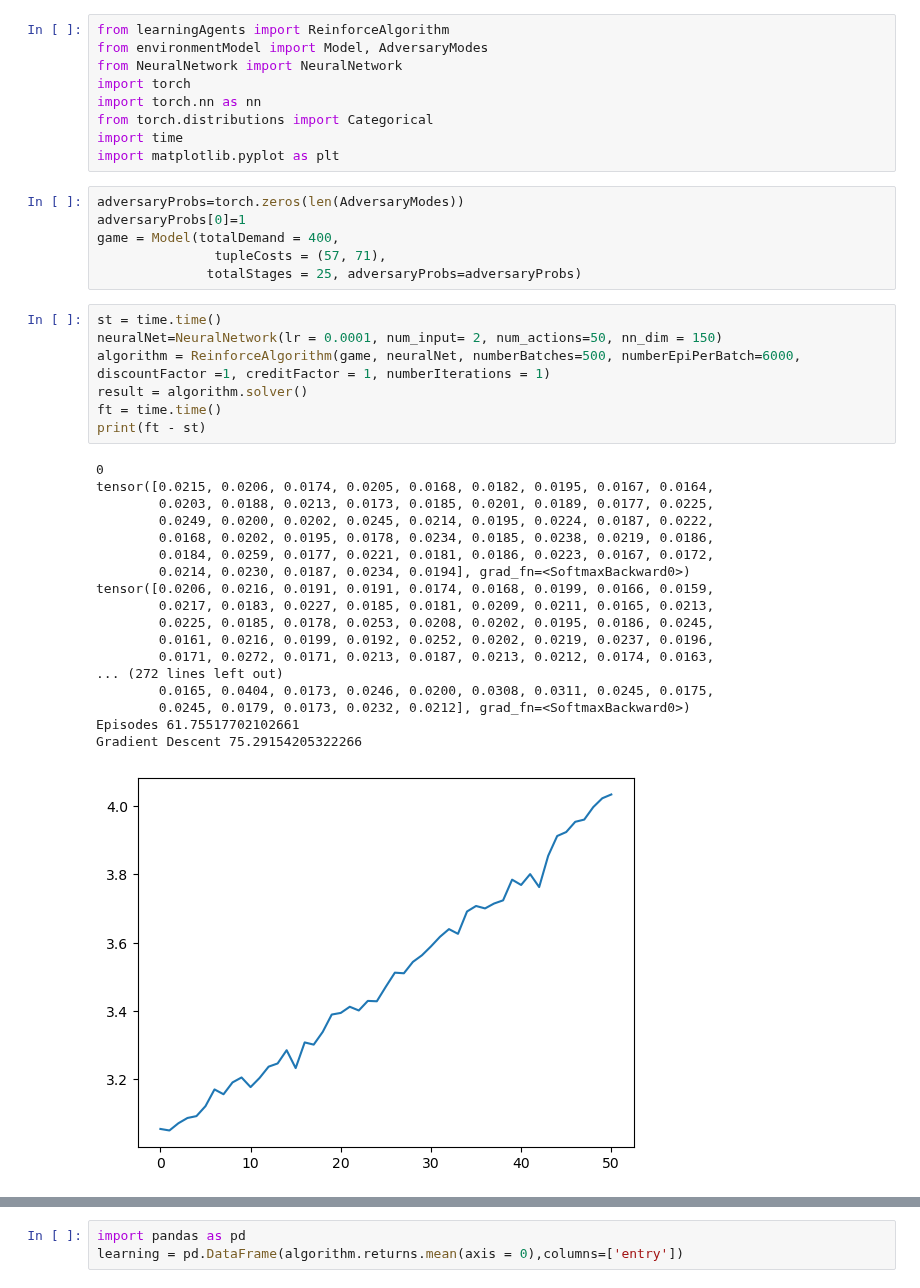
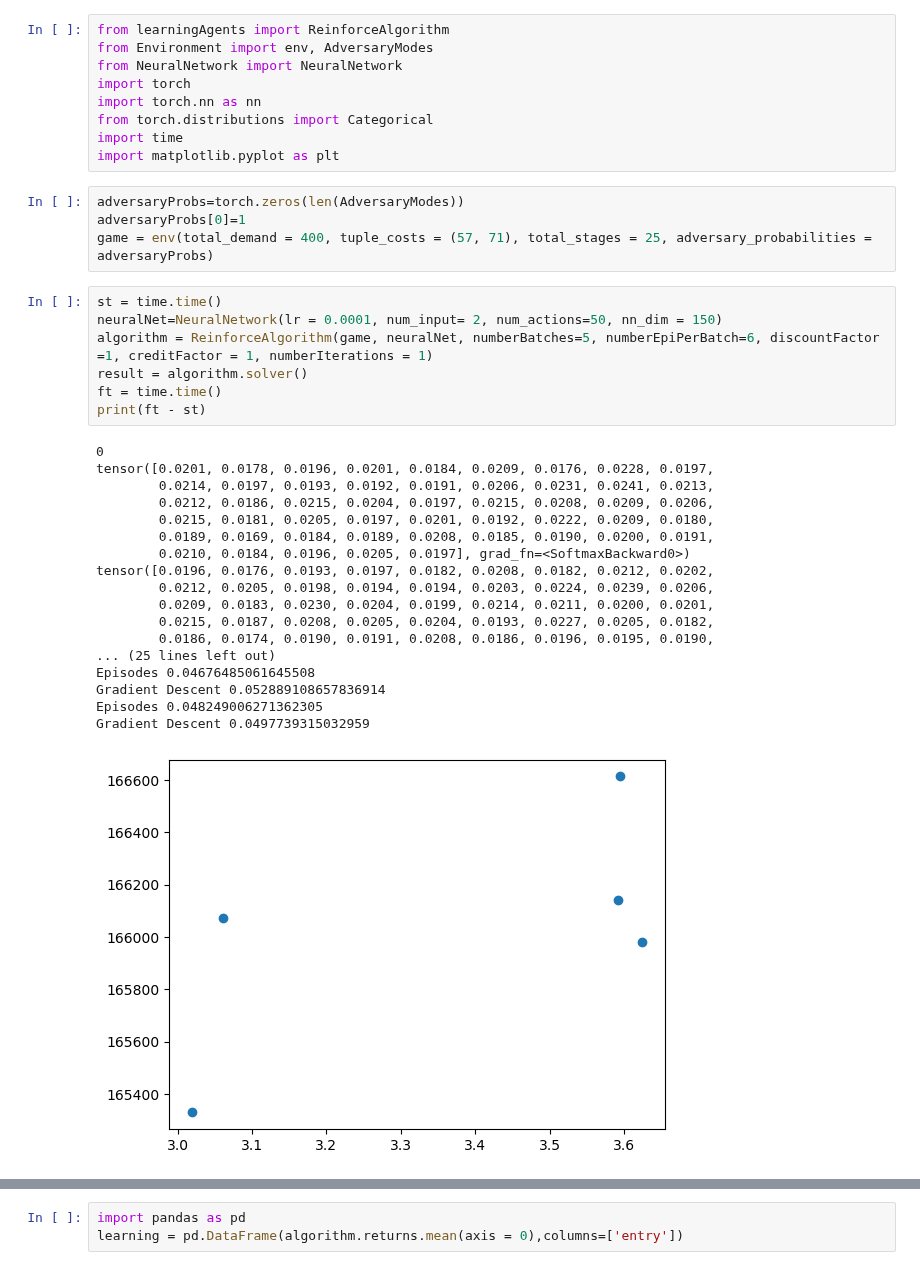
Before and after one commit to stengel/EquiLearn, a Jupyter notebook: learningAgents/src/LearningAgent_Simulations1.ipynb, the cells around one changed output, grey strips where cells are left out. Saved outputs shown, nothing was run; the diff lists cells and outputs as text.

```diff
--- a/learningAgents/src/LearningAgent_Simulations1.ipynb
+++ b/learningAgents/src/LearningAgent_Simulations1.ipynb
@@ -1,6 +1,6 @@
 # %%
 from learningAgents import ReinforceAlgorithm
-from environmentModel import Model, AdversaryModes
+from Environment import env, AdversaryModes
 from NeuralNetwork import NeuralNetwork
 import torch
 import torch.nn as nn
@@ -10,32 +10,30 @@ import matplotlib.pyplot as plt
 # %%
 adversaryProbs=torch.zeros(len(AdversaryModes))
 adversaryProbs[0]=1
-game = Model(totalDemand = 400,
-               tupleCosts = (57, 71),
-              totalStages = 25, adversaryProbs=adversaryProbs)
+game = env(total_demand = 400, tuple_costs = (57, 71), total_stages = 25, adversary_probabilities = adversaryProbs)
 # %%
 st = time.time()
 neuralNet=NeuralNetwork(lr = 0.0001, num_input= 2, num_actions=50, nn_dim = 150)
-algorithm = ReinforceAlgorithm(game, neuralNet, numberBatches=500, numberEpiPerBatch=6000, discountFactor =1, creditFactor = 1, numberIterations = 1)
+algorithm = ReinforceAlgorithm(game, neuralNet, numberBatches=5, numberEpiPerBatch=6, discountFactor =1, creditFactor = 1, numberIterations = 1)
 result = algorithm.solver()
 ft = time.time()
 print(ft - st)
 # %% [output]
 0
-tensor([0.0215, 0.0206, 0.0174, 0.0205, 0.0168, 0.0182, 0.0195, 0.0167, 0.0164,
-        0.0203, 0.0188, 0.0213, 0.0173, 0.0185, 0.0201, 0.0189, 0.0177, 0.0225,
-        0.0249, 0.0200, 0.0202, 0.0245, 0.0214, 0.0195, 0.0224, 0.0187, 0.0222,
-        0.0168, 0.0202, 0.0195, 0.0178, 0.0234, 0.0185, 0.0238, 0.0219, 0.0186,
-        0.0184, 0.0259, 0.0177, 0.0221, 0.0181, 0.0186, 0.0223, 0.0167, 0.0172,
-        0.0214, 0.0230, 0.0187, 0.0234, 0.0194], grad_fn=<SoftmaxBackward0>)
-tensor([0.0206, 0.0216, 0.0191, 0.0191, 0.0174, 0.0168, 0.0199, 0.0166, 0.0159,
-        0.0217, 0.0183, 0.0227, 0.0185, 0.0181, 0.0209, 0.0211, 0.0165, 0.0213,
-        0.0225, 0.0185, 0.0178, 0.0253, 0.0208, 0.0202, 0.0195, 0.0186, 0.0245,
-        0.0161, 0.0216, 0.0199, 0.0192, 0.0252, 0.0202, 0.0219, 0.0237, 0.0196,
-        0.0171, 0.0272, 0.0171, 0.0213, 0.0187, 0.0213, 0.0212, 0.0174, 0.0163,
-... (272 lines left out)
-        0.0165, 0.0404, 0.0173, 0.0246, 0.0200, 0.0308, 0.0311, 0.0245, 0.0175,
-        0.0245, 0.0179, 0.0173, 0.0232, 0.0212], grad_fn=<SoftmaxBackward0>)
-Episodes 61.75517702102661
-Gradient Descent 75.29154205322266
+tensor([0.0201, 0.0178, 0.0196, 0.0201, 0.0184, 0.0209, 0.0176, 0.0228, 0.0197,
+        0.0214, 0.0197, 0.0193, 0.0192, 0.0191, 0.0206, 0.0231, 0.0241, 0.0213,
+        0.0212, 0.0186, 0.0215, 0.0204, 0.0197, 0.0215, 0.0208, 0.0209, 0.0206,
+        0.0215, 0.0181, 0.0205, 0.0197, 0.0201, 0.0192, 0.0222, 0.0209, 0.0180,
+        0.0189, 0.0169, 0.0184, 0.0189, 0.0208, 0.0185, 0.0190, 0.0200, 0.0191,
+        0.0210, 0.0184, 0.0196, 0.0205, 0.0197], grad_fn=<SoftmaxBackward0>)
+tensor([0.0196, 0.0176, 0.0193, 0.0197, 0.0182, 0.0208, 0.0182, 0.0212, 0.0202,
+        0.0212, 0.0205, 0.0198, 0.0194, 0.0194, 0.0203, 0.0224, 0.0239, 0.0206,
+        0.0209, 0.0183, 0.0230, 0.0204, 0.0199, 0.0214, 0.0211, 0.0200, 0.0201,
+        0.0215, 0.0187, 0.0208, 0.0205, 0.0204, 0.0193, 0.0227, 0.0205, 0.0182,
+        0.0186, 0.0174, 0.0190, 0.0191, 0.0208, 0.0186, 0.0196, 0.0195, 0.0190,
+... (25 lines left out)
+Episodes 0.04676485061645508
+Gradient Descent 0.052889108657836914
+Episodes 0.048249006271362305
+Gradient Descent 0.0497739315032959
-[figure, old version]
+[figure, new version]
```
Also changed, not shown: parts of 5 cells of this notebook, 9 other files.
